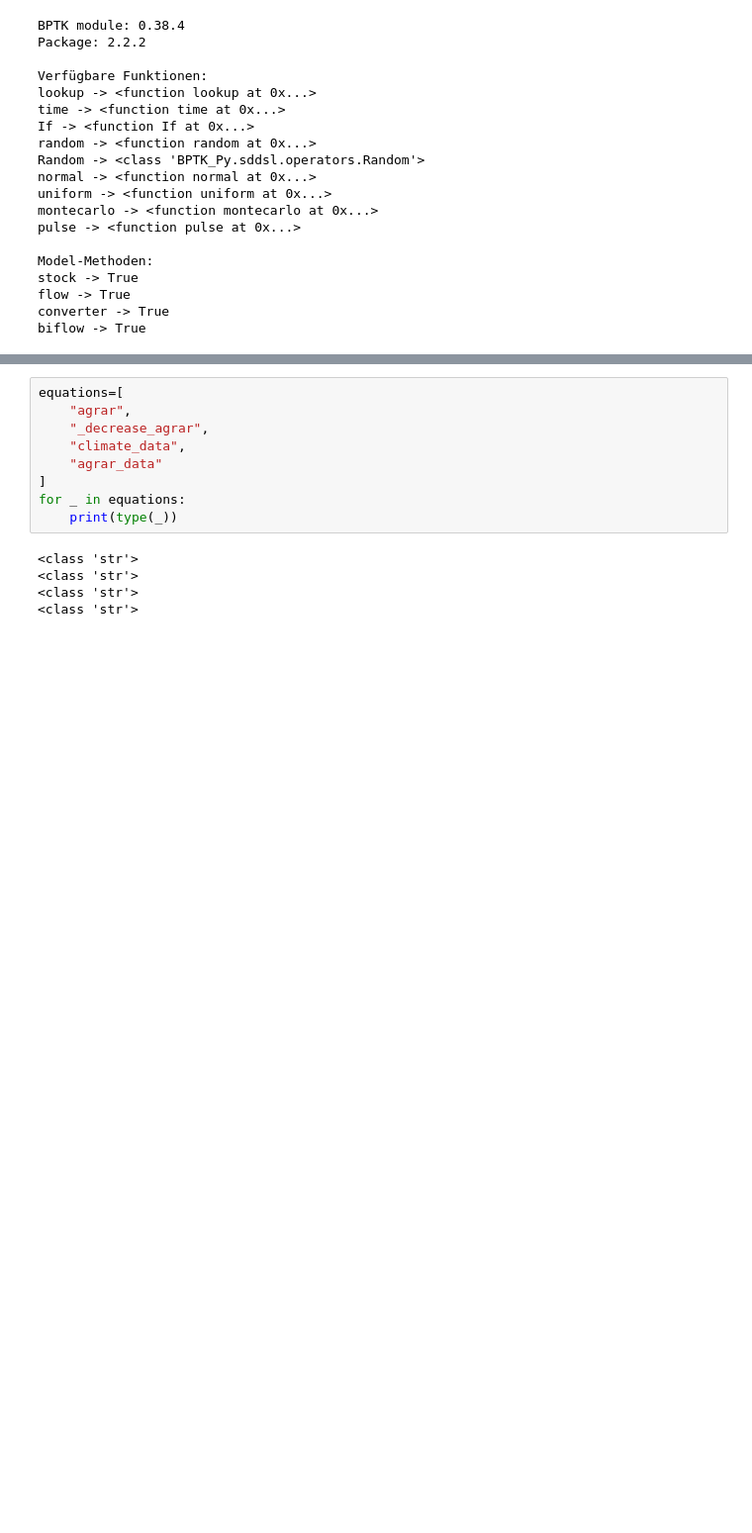
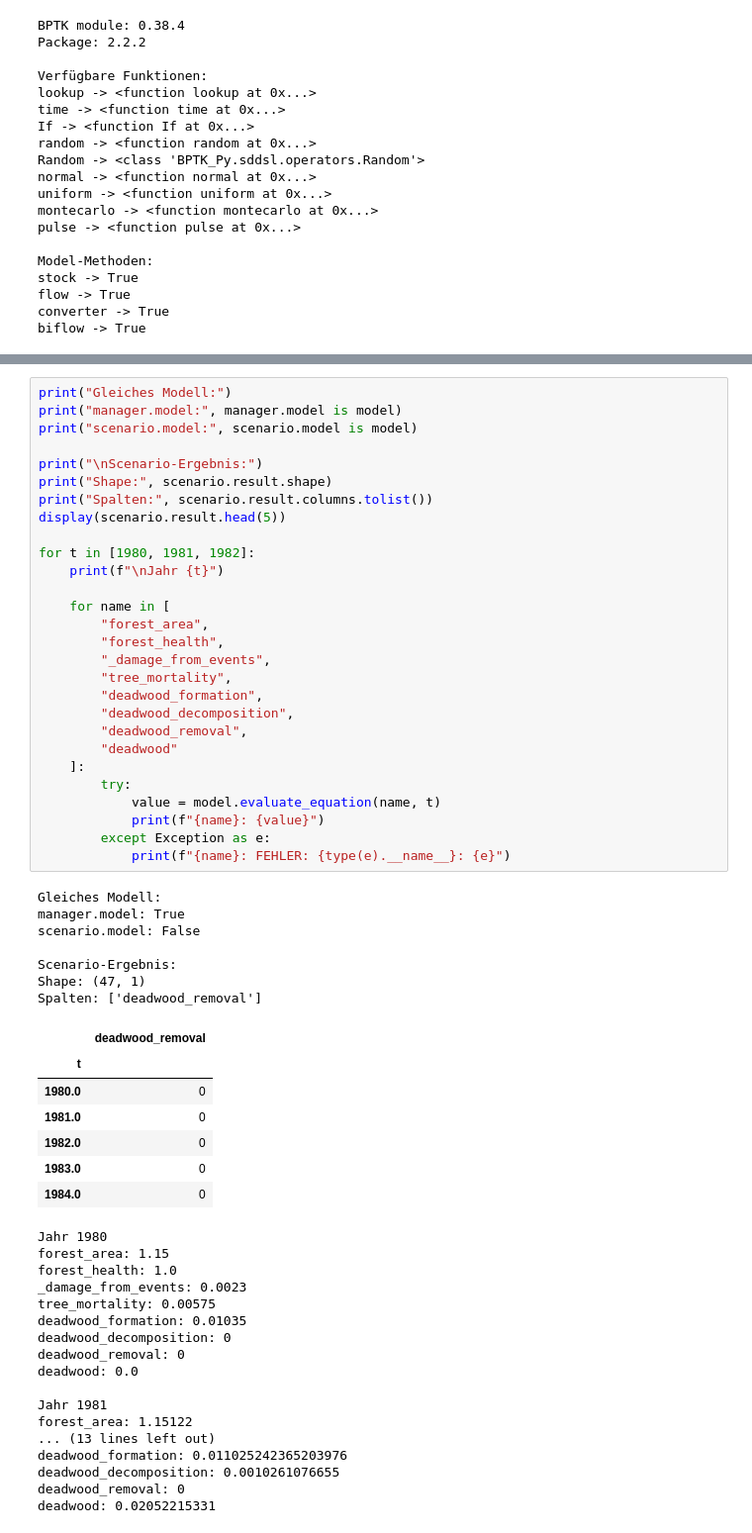
Before and after one commit to Markusspb/MSS, a Jupyter notebook: wald2.ipynb, the cells around one changed output, grey strips where cells are left out. Shown at 99% size. Cells and saved outputs as stored; diff of their text form; blank space fills up the shorter version.

```diff
--- a/wald2.ipynb
+++ b/wald2.ipynb
@@ -578,14 +892,60 @@ print(inspect.signature(type(model)._lookup))
 # %%
-equations=[
-    "agrar",
-    "_decrease_agrar",
-    "climate_data",
-    "agrar_data"
-]
-for _ in equations:
-    print(type(_))
+print("Gleiches Modell:")
+print("manager.model:", manager.model is model)
+print("scenario.model:", scenario.model is model)
+
+print("\nScenario-Ergebnis:")
+print("Shape:", scenario.result.shape)
+print("Spalten:", scenario.result.columns.tolist())
+display(scenario.result.head(5))
+
+for t in [1980, 1981, 1982]:
+    print(f"\nJahr {t}")
+
+    for name in [
+        "forest_area",
+        "forest_health",
+        "_damage_from_events",
+        "tree_mortality",
+        "deadwood_formation",
+        "deadwood_decomposition",
+        "deadwood_removal",
+        "deadwood"
+    ]:
+        try:
+            value = model.evaluate_equation(name, t)
+            print(f"{name}: {value}")
+        except Exception as e:
+            print(f"{name}: FEHLER: {type(e).__name__}: {e}")
 # %% [output]
-<class 'str'>
-<class 'str'>
-<class 'str'>
-<class 'str'>
+Gleiches Modell:
+manager.model: True
+scenario.model: False
+
+Scenario-Ergebnis:
+Shape: (47, 1)
+Spalten: ['deadwood_removal']
+|  | deadwood_removal |
+| t |  |
+| 1980.0 | 0 |
+| 1981.0 | 0 |
+| 1982.0 | 0 |
+| 1983.0 | 0 |
+| 1984.0 | 0 |
+Jahr 1980
+forest_area: 1.15
+forest_health: 1.0
+_damage_from_events: 0.0023
+tree_mortality: 0.00575
+deadwood_formation: 0.01035
+deadwood_decomposition: 0
+deadwood_removal: 0
+deadwood: 0.0
+
+Jahr 1981
+forest_area: 1.15122
+... (13 lines left out)
+deadwood_formation: 0.011025242365203976
+deadwood_decomposition: 0.0010261076655
+deadwood_removal: 0
+deadwood: 0.02052215331
```
Also changed, not shown: parts of 3 cells of this notebook, 1 other file.
